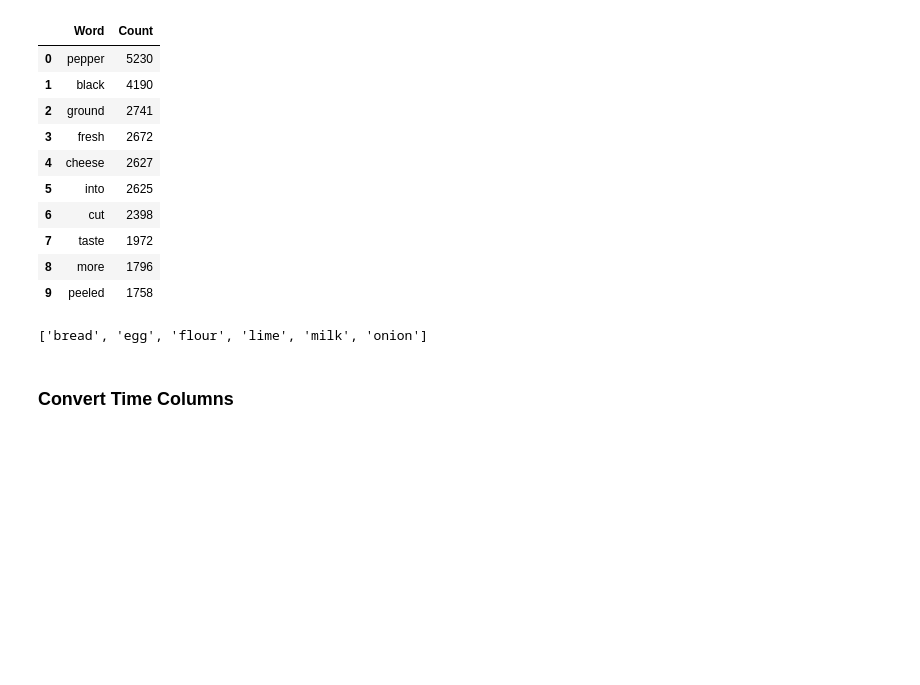
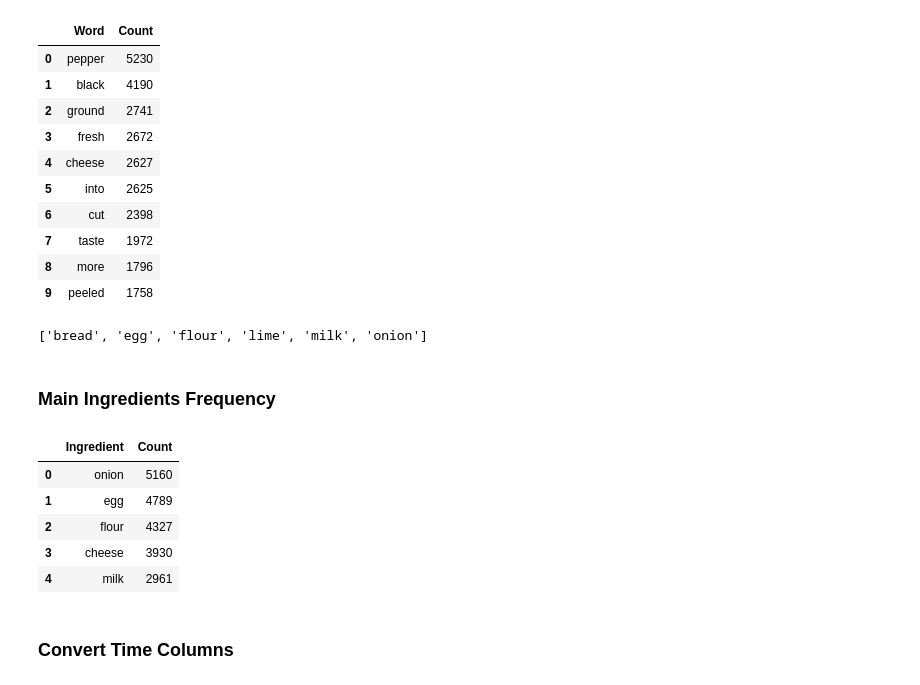
Before and after one commit to jade-y-liang/no-plan-pantry, a Jupyter notebook: Recipe_data_cleaning.ipynb, the cells around one changed output. Cells and saved outputs as stored; diff of their text form; code cells hidden in the pictures; blank space fills up the shorter version.

Commit message:
Updated the data cleaning with
1. Data cleaning notebook
2. Cleaned recipe data
3. Keras model for time prediction
4. The frequency of main ingredients as a dataset as reference

```diff
--- a/Recipe_data_cleaning.ipynb
+++ b/Recipe_data_cleaning.ipynb
@@ -238,3 +225,25 @@ recipes['main_ingredients'] = recipes['main_ingredients'].apply(lambda ingredien
 recipes['main_ingredients'].iloc[0]
 # %% [output]
 ['bread', 'egg', 'flour', 'lime', 'milk', 'onion']
+# %% [markdown]
+### Main Ingredients Frequency
+# %%
+# Flatten all words from the 'main_ingredient' column
+all_ingredients = [word for ingredients_list in recipes['main_ingredients'] for word in ingredients_list]
+# %%
+# Count the occurrences of each word
+word_counts = Counter(all_ingredients)
+# %%
+# Convert the Counter object to a DataFrame
+main_ingredient_freq = pd.DataFrame(word_counts.items(), columns=['Ingredient', 'Count'])
+# %%
+main_ingredient_freq = main_ingredient_freq.sort_values(by='Count', ascending=False).reset_index(drop=True)
+# %%
+main_ingredient_freq.head()
+# %% [output]
+|  | Ingredient | Count |
+| 0 | onion | 5160 |
+| 1 | egg | 4789 |
+| 2 | flour | 4327 |
+| 3 | cheese | 3930 |
+| 4 | milk | 2961 |
```
Also changed, not shown: parts of 54 cells of this notebook, 5 other files.
